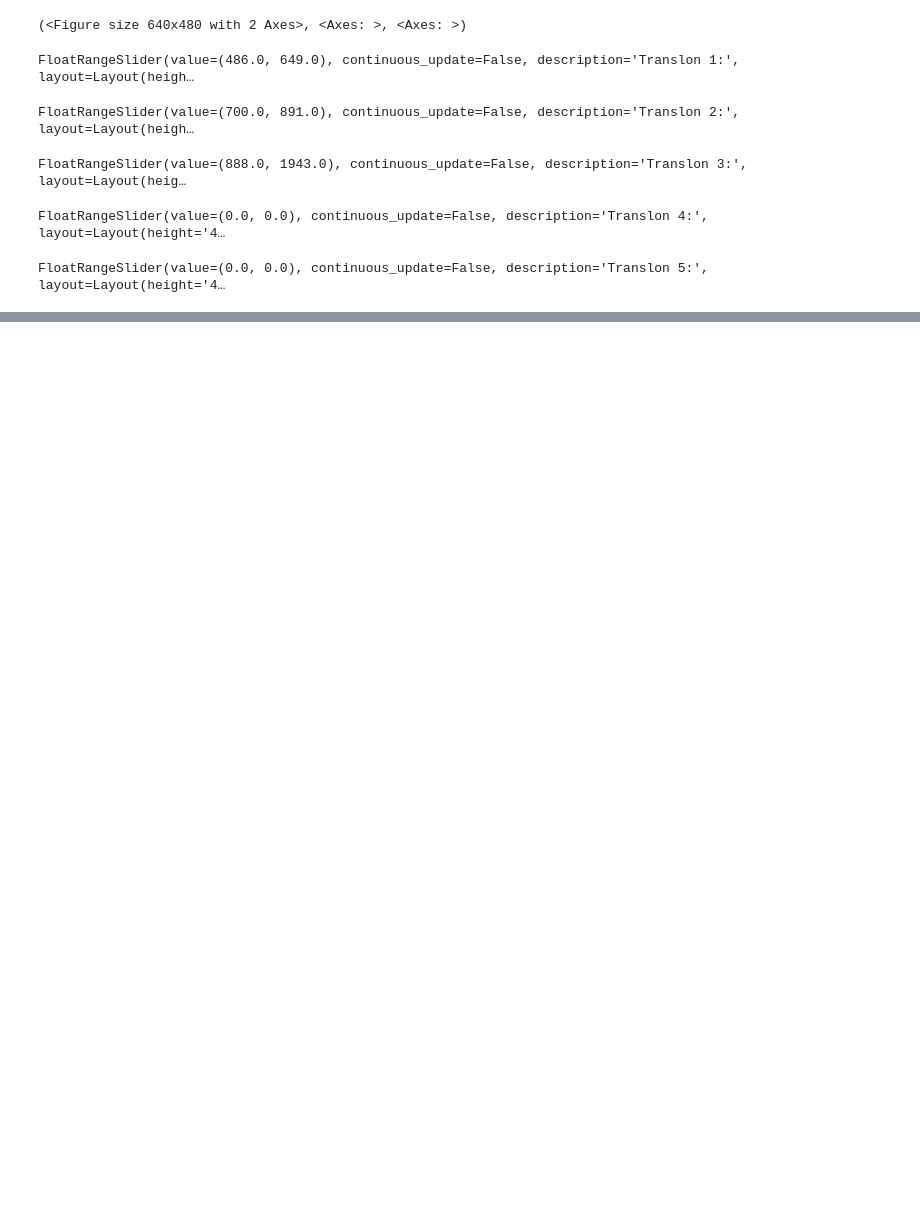
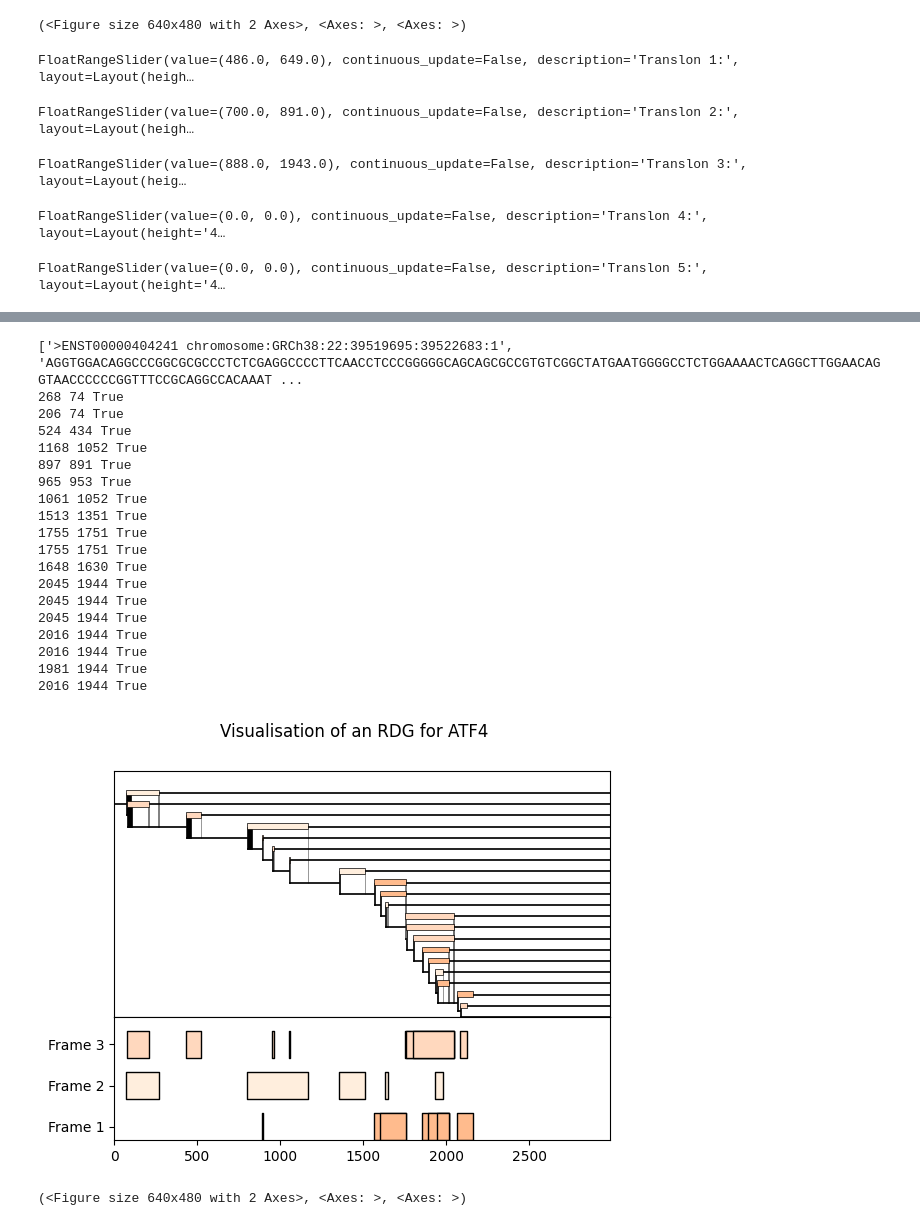
Before and after one commit to JackCurragh/RDG-Viewer, a Jupyter notebook: RDG_Viewer.ipynb, the cells around one changed output, grey strips where cells are left out. Cells and saved outputs as stored; diff of their text form; code cells hidden in the pictures; blank space fills up the shorter version.

```diff
--- a/RDG_Viewer.ipynb
+++ b/RDG_Viewer.ipynb
@@ -251 +257,64 @@ plot(dg, color_dict=no_node_color_dict)
 (<Figure size 640x480 with 2 Axes>, <Axes: >, <Axes: >)
+# %%
+#@title 4. Build Visualise Ribosome Decsion Graph - From Gene Name
+
+#@markdown Executing this cell using the <b>Play</b> button on the left will
+#@markdown render a RDG visualisation below.
+
+#@markdown Provide gene name and specified graph construction
+#@markdown paramaters below:
+import gget
+
+organism = "homo_sapiens" #@param {type:"string"}
+#@markdown <b>Please provide the organism name with an underscore eg "mus_musculus"</b>
+
+gene_name = "ATF4" #@param {type:"string"}
+
+#@markdown Start Codons to Consider:
+start_codons = "ATG" #@param {type:"string"}
+
+#@markdown Number of Start Codons at which the Ribosome will initiate:
+Number_of_Starts = 20 #@param {type:"integer"}
+
+#@markdown Max number of Translons on reinitiation path
+reinitiation_limit = 7 #@param {type:"integer"}
+Allow_reinitiation = True #@param {type:"boolean"}
+
+
+ensg = gget.search([gene_name], organism)['ensembl_id'][0]
+print(gget.seq(ensg, translate=False, isoforms=True))
+gget_sequence = gget.seq(ensg, translate=False, isoforms=True)[1]
+
+translons = extract_translons(gget_sequence, starts=start_codons, min_length=0)
+dg = RDG(name=gene_name, locus_stop=len(gget_sequence))
+
+for translon_start, translon_stop in sorted(translons)[:Number_of_Starts]:
+    dg.add_open_reading_frame(
+        translon_start,
+        translon_stop,
+        reinitiation=Allow_reinitiation,
+        upstream_limit=reinitiation_limit,
+    )
+plot(dg, color_dict=no_node_color_dict)
+# %% [output]
+['>ENST00000404241 chromosome:GRCh38:22:39519695:39522683:1', 'AGGTGGACAGGCCCGGCGCGCCCTCTCGAGGCCCCTTCAACCTCCCGGGGGCAGCAGCGCCGTGTCGGCTATGAATGGGGCCTCTGGAAAACTCAGGCTTGGAACAGGTAACCCCCCGGTTTCCGCAGGCCACAAAT ...
+268 74 True
+206 74 True
+524 434 True
+1168 1052 True
+897 891 True
+965 953 True
+1061 1052 True
+1513 1351 True
+1755 1751 True
+1755 1751 True
+1648 1630 True
+2045 1944 True
+2045 1944 True
+2045 1944 True
+2016 1944 True
+2016 1944 True
+1981 1944 True
+2016 1944 True
+[figure, added]
+(<Figure size 640x480 with 2 Axes>, <Axes: >, <Axes: >)
```
Also changed, not shown: parts of 5 cells of this notebook.
